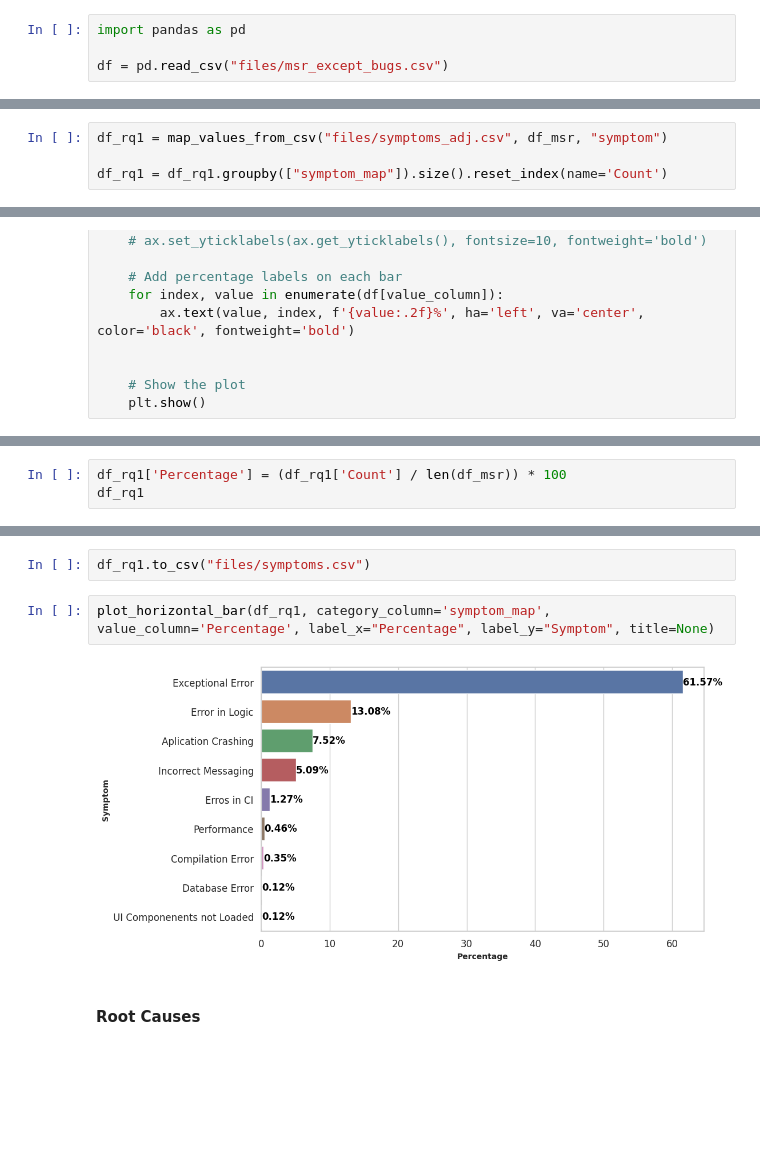
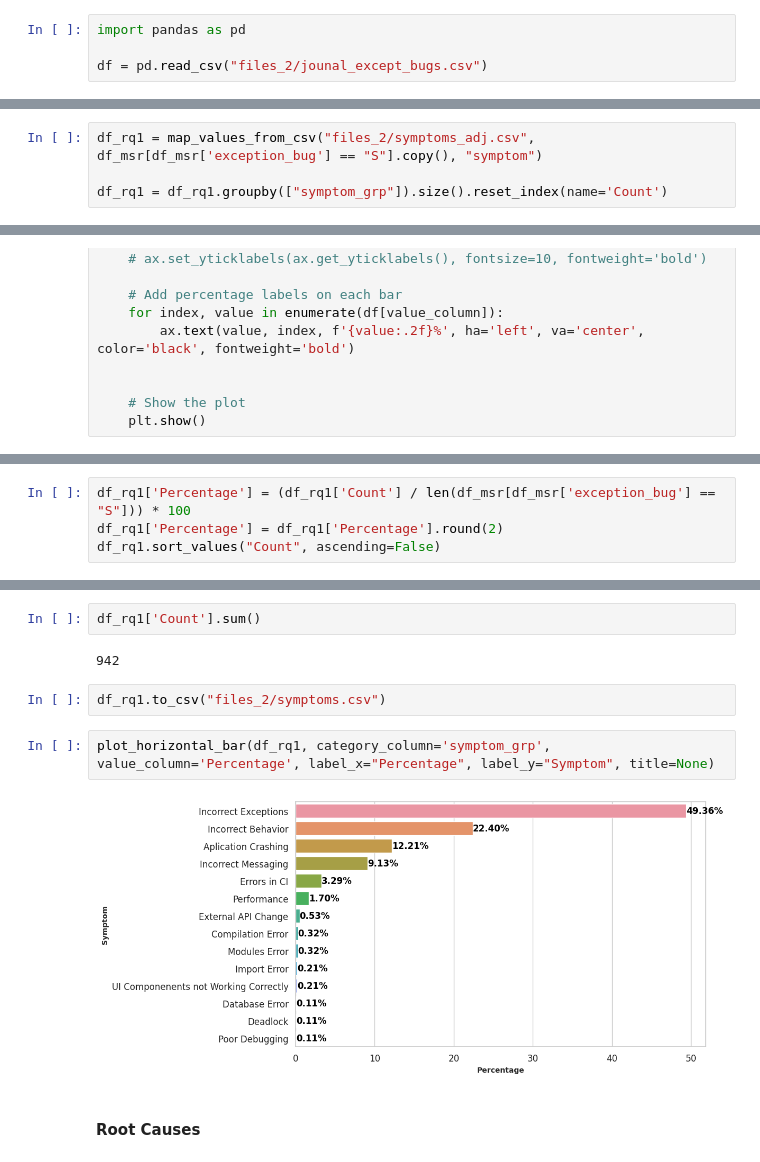
Before and after one commit to r4phael/exception-miner, a Jupyter notebook: notebooks/msr_analysis.ipynb, the cells around one changed output, grey strips where cells are left out. Cells and saved outputs as stored; diff of their text form; blank space fills up the shorter version.

```diff
--- a/notebooks/msr_analysis.ipynb
+++ b/notebooks/msr_analysis.ipynb
@@ -3,7 +3,7 @@
 # %%
 import pandas as pd
 
-df = pd.read_csv("files/msr_except_bugs.csv")
+df = pd.read_csv("files_2/jounal_except_bugs.csv")
 # %%
 df.shape
 # %% [output]
@@ -64,9 +64,9 @@ def map_values_from_csv(csv_path, df, column):
 
     return df
 # %%
-df_rq1 = map_values_from_csv("files/symptoms_adj.csv", df_msr, "symptom")
+df_rq1 = map_values_from_csv("files_2/symptoms_adj.csv", df_msr[df_msr['exception_bug'] == "S"].copy(), "symptom")
 
-df_rq1 = df_rq1.groupby(["symptom_map"]).size().reset_index(name='Count')
+df_rq1 = df_rq1.groupby(["symptom_grp"]).size().reset_index(name='Count')
 # %%
 import seaborn as sns
 import matplotlib.pyplot as plt
@@ -119,4 +128,5 @@ df_rq1
 # %%
-df_rq1['Percentage'] = (df_rq1['Count'] / len(df_msr)) * 100
-df_rq1
+df_rq1['Percentage'] = (df_rq1['Count'] / len(df_msr[df_msr['exception_bug'] == "S"])) * 100
+df_rq1['Percentage'] = df_rq1['Percentage'].round(2)
+df_rq1.sort_values("Count", ascending=False)
 # %% [output]
@@ -133,9 +148,13 @@ df_rq1
+# %%
+df_rq1['Count'].sum()
+# %% [output]
+942
 # %%
-df_rq1.to_csv("files/symptoms.csv")
+df_rq1.to_csv("files_2/symptoms.csv")
 # %%
-plot_horizontal_bar(df_rq1, category_column='symptom_map', value_column='Percentage', label_x="Percentage", label_y="Symptom", title=None)
+plot_horizontal_bar(df_rq1, category_column='symptom_grp', value_column='Percentage', label_x="Percentage", label_y="Symptom", title=None)
 # %% [output]
-[figure, old version]
+[figure, new version]
 # %% [markdown]
 #### Root Causes
 # %%
```
Also changed, not shown: parts of 40 cells of this notebook, 13 other files.
